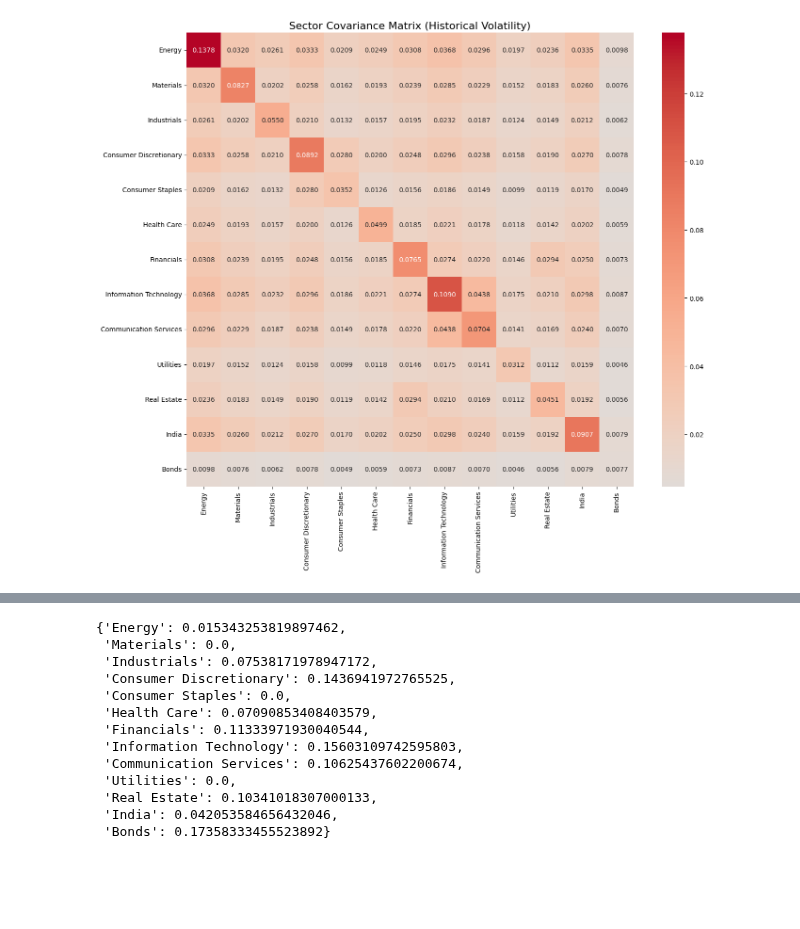
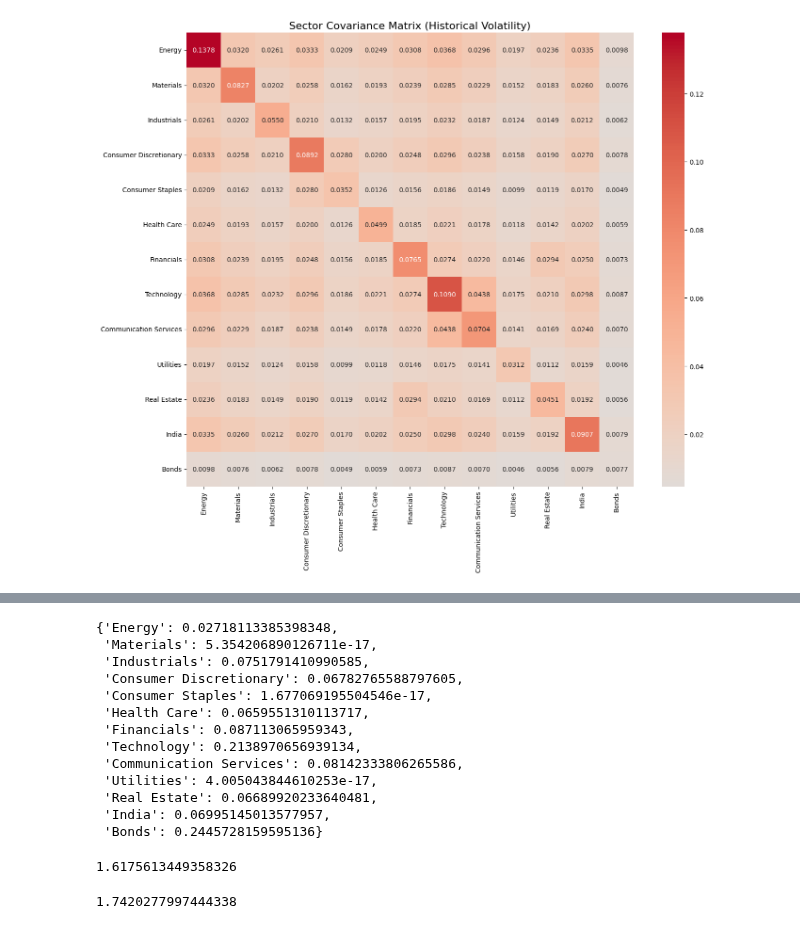
Before and after one commit to ericzhou12/WGHSIC, a Jupyter notebook: blacklitmodel.ipynb, the cells around one changed output, grey strips where cells are left out. Cells and saved outputs as stored; diff of their text form; code cells hidden in the pictures; blank space fills up the shorter version.

```diff
--- a/blacklitmodel.ipynb
+++ b/blacklitmodel.ipynb
@@ -51,7 +51,7 @@ volatilities = {
     "Consumer Staples": 0.1876,
     "Health Care": 0.2234,
     "Financials": 0.2765,
-    "Information Technology": 0.3301,
+    "Technology": 0.3301,
     "Communication Services": 0.2654,
     "Utilities": 0.1765,
     "Real Estate": 0.2123,
@@ -71,7 +71,7 @@ np.fill_diagonal(correlation_matrix, 1.0)
 # specific correlation adjustments
 # higher correlation between related sectors
 sector_groups = {
-    "tech": ["Information Technology", "Communication Services"],
+    "tech": ["Technology", "Communication Services"],
     "consumer": ["Consumer Discretionary", "Consumer Staples"],
     "finance": ["Financials", "Real Estate"]
 }
@@ -84,34 +84,34 @@ for group in sector_groups.values():
             correlation_matrix[idx1, idx2] = 0.5
             correlation_matrix[idx2, idx1] = 0.5
 
 # calculate covariance matrix
 for i in range(len(sectors)):
     for j in range(len(sectors)):
         if i == j:
             # Diagonal elements are the variances (volatilities squared)
             cov_matrix[i, j] = volatilities[sectors[i]]**2
         else:
             # Off-diagonal elements: correlation * std_dev_i * std_dev_j
             cov_matrix[i, j] = correlation_matrix[i, j] * volatilities[sectors[i]] * volatilities[sectors[j]]
 
 # matrix -> dataframe
 cov_df = pd.DataFrame(cov_matrix, index=sectors, columns=sectors)
 
 # visualization
 plt.figure(figsize=(14, 12))
 sns.heatmap(cov_df, annot=True, cmap='coolwarm', center=0, fmt='.4f')
 plt.title('Sector Covariance Matrix (Historical Volatility)', fontsize=16)
 plt.tight_layout()
 plt.show()
 
 cov_df
 
 
 # correlation matrix for reference
 #corr_matrix = pd.DataFrame(correlation_matrix, index=sectors, columns=sectors)
 #corr_matrix
 # %% [output]
-[figure, old version]
+[figure, new version]
 |  | Energy | Materials | Industrials | Consumer Discretionary | Consumer Staples | Health Care | Financials | ... |
 | Energy | 0.137789 | 0.032027 | 0.026114 | 0.033263 | 0.020891 | 0.024878 | 0.030791 | ... |
 | Materials | 0.032027 | 0.082714 | 0.020233 | 0.025772 | 0.016186 | 0.019275 | 0.023856 | ... |
@@ -132,7 +132,7 @@ cov_df
 market_weights = np.array(list(market_cap_weights.values()))
 
 # riskier since returns should be high
-risk_aversion = 30.0
+risk_aversion = 3.0
 
 equilibrium_returns = risk_aversion * np.dot(cov_df, market_weights)
 
@@ -142,7 +142,7 @@ views = np.array(list(sector_weights.values()))
 # confidence in eq. returns
 confidenceeq = 0.5
 # confidence in other views
-confidence = [0.9, 0.0, 0.8, 0.85, 0.0, 0.3, 0.95, 0.6, 0.68, 0.0, 0.825, 0.9, 1]
+confidence = [0.65, 0.0, 0.85, 0.75, 0.0, 0.38, 0.67, 0.55, 0.72, 0.0, 0.80, 0.88, 0.98]
 
 # black-litterman formula
 combined_returns = (1 - confidenceeq) * equilibrium_returns + confidence * views
@@ -151,7 +151,8 @@ combined_returns = (1 - confidenceeq) * equilibrium_returns + confidence * views
 def negative_sharpe(weights, returns, covariance):
     portfolio_return = np.dot(weights, returns)
     portfolio_volatility = np.sqrt(np.dot(weights.T, np.dot(covariance, weights)))
-    return -portfolio_return / portfolio_volatility
+    risk_free_rate = 0.0419 #annual bond yield
+    return -(portfolio_return-risk_free_rate) / portfolio_volatility
 
 # constraints and bounds
 constraints = [{"type": "eq", "fun": lambda x: np.sum(x) - 1}]
@@ -176,16 +177,26 @@ optimized_weights = optimized_result.x
 sector_optimized_weights = dict(zip(market_cap_weights.keys(), optimized_weights))
 sector_optimized_weights
 # %% [output]
-{'Energy': 0.015343253819897462,
- 'Materials': 0.0,
- 'Industrials': 0.07538171978947172,
- 'Consumer Discretionary': 0.1436941972765525,
- 'Consumer Staples': 0.0,
- 'Health Care': 0.07090853408403579,
- 'Financials': 0.11333971930040544,
- 'Information Technology': 0.15603109742595803,
- 'Communication Services': 0.10625437602200674,
- 'Utilities': 0.0,
- 'Real Estate': 0.10341018307000133,
- 'India': 0.042053584656432046,
- 'Bonds': 0.17358333455523892}
+{'Energy': 0.02718113385398348,
+ 'Materials': 5.354206890126711e-17,
+ 'Industrials': 0.0751791410990585,
+ 'Consumer Discretionary': 0.06782765588797605,
+ 'Consumer Staples': 1.677069195504546e-17,
+ 'Health Care': 0.0659551310113717,
+ 'Financials': 0.087113065959343,
+ 'Technology': 0.2138970656939134,
+ 'Communication Services': 0.08142333806265586,
+ 'Utilities': 4.005043844610253e-17,
+ 'Real Estate': 0.06689920233640481,
+ 'India': 0.06995145013577957,
+ 'Bonds': 0.2445728159595136}
+# %%
+# pre-optimized sharpe ratio
+-(negative_sharpe(initial_weights, combined_returns, cov_matrix))
+# %% [output]
+1.6175613449358326
+# %%
+# optimized sharpe ratio
+-(optimized_result.fun)
+# %% [output]
+1.7420277997444338
```
Also changed, not shown: parts of 2 cells of this notebook.
